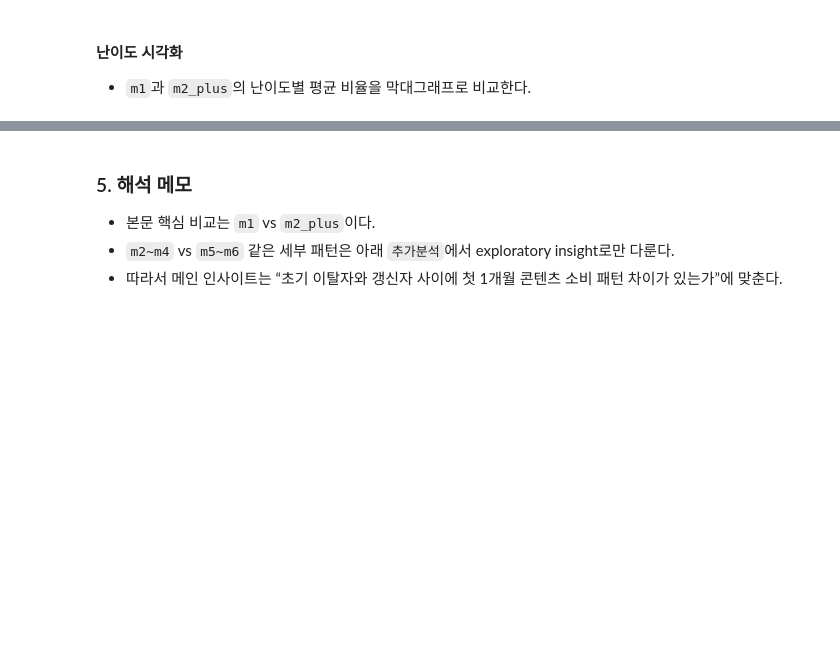
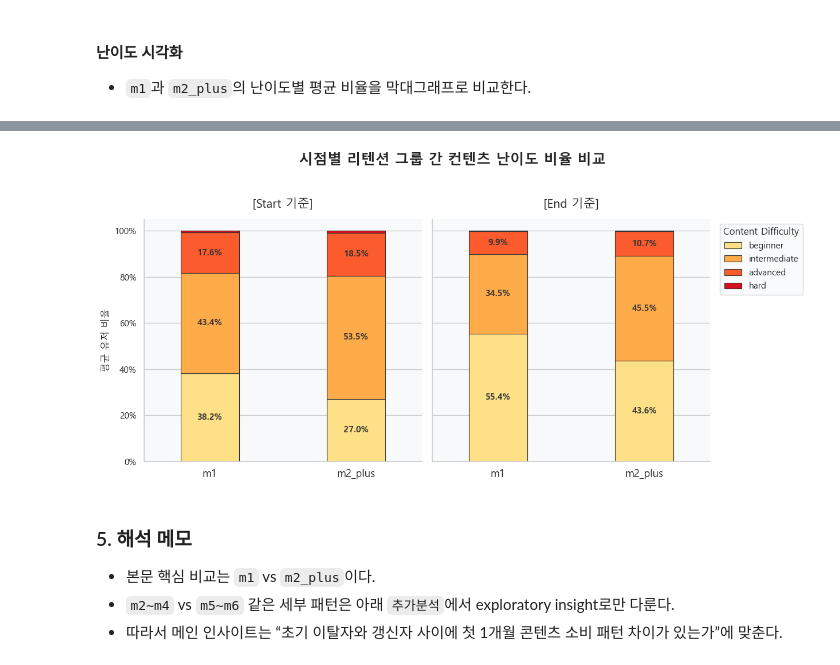
Before and after one commit to tecet1/midproject1, a Jupyter notebook: EDA/topic2_eda_modified.ipynb, the cells around one changed output, grey strips where cells are left out. Drawn from its saved outputs; the diff is of its cells as text; code cells hidden in the pictures; blank space fills up the shorter version.

```diff
--- a/EDA/topic2_eda_modified.ipynb
+++ b/EDA/topic2_eda_modified.ipynb
@@ -33,8 +33,8 @@ import missingno as msno
 # %% [markdown]
 앰플리튜드 로그, GA로그와 유사한 형태
 # %%
-#디렉토리 경로
-DATA_DIR = Path(r"C:\Users\user\Desktop\playground\codeit_DA_13th\projects\intermediate1\midproject1\DBsources\topic2")
+#디렉토리 경로, 데이터 폴더 topic2 경로 넣으시면 됩니다.
+DATA_DIR = Path(r"topic2")
 # %% [markdown]
 ### 공통 전처리
 # %%
@@ -4141,3 +4073,93 @@ plt.show()
+# %%
+import pandas as pd
+import matplotlib.pyplot as plt
+import seaborn as sns
+from matplotlib import font_manager
+from matplotlib.ticker import PercentFormatter
+
+# 1. 테마 및 배경 설정
+sns.set_theme(style="whitegrid", rc={"axes.facecolor": "#F8F9FA"})
+
+available_fonts = {font.name for font in font_manager.fontManager.ttflist}
+if "Malgun Gothic" in available_fonts:
+    plt.rc("font", family="Malgun Gothic")
+elif "AppleGothic" in available_fonts:
+    plt.rc("font", family="AppleGothic")
+elif "NanumGothic" in available_fonts:
+    plt.rc("font", family="NanumGothic")
+
+plt.rcParams["axes.unicode_minus"] = False
+
+# 변수 설정 (DIFFICULTY_ORDER는 기존 코드에 정의되어 있다고 가정)
+group_order = ["m1", "m2_plus"]
+period_order = ["Start", "End"]
+difficulty_order = DIFFICULTY_ORDER
+
+# 2. 데이터 통합: Start와 End를 하나의 DataFrame으로 합치고 'period' 컬럼 추가
+start_df = renewal_binary_start_difficulty_summary.to_pandas().copy()
+start_df["period"] = "Start"
+
+end_df = renewal_binary_end_difficulty_summary.to_pandas().copy()
+end_df["period"] = "End"
+
+combined_df = pd.concat([start_df, end_df])
+
+# 3. 난이도별 색상 팔레트 생성
+diff_palette = sns.color_palette("YlOrRd", n_colors=len(difficulty_order))
+
+# 4. 서브플롯 생성
+fig, axes = plt.subplots(1, 2, figsize=(14, 6), sharey=True, dpi=100)
+
+# [수정포인트 1] 제목 가운데 정렬을 위해 x=0.45 추가
+fig.suptitle("시점별 리텐션 그룹 간 컨텐츠 난이도 비율 비교",
+             fontsize=18, fontweight="bold", y=0.98, x=0.45)
+
+for i, (ax, period) in enumerate(zip(axes, period_order)):
+    # 해당 시점의 데이터만 필터링
+    df_period = combined_df[combined_df["period"] == period]
+
+    # index: 그룹(m1, m2_plus), columns: 난이도 로 피벗
+    pivot_df = df_period.pivot(index="retention_binary_grp", columns="content_difficulty_final", values="avg_user_ratio")
+
+    # 인덱스(m1->m2_plus)와 컬럼(난이도) 순서 정렬
+    pivot_df = pivot_df.reindex(group_order)
+    pivot_df = pivot_df.reindex(columns=difficulty_order)
+
+    # [수정포인트 2] plot 내부에서 legend=True로 명시하여 Warning 방지
+    pivot_df.plot(
+        kind="bar", stacked=True, ax=ax, color=diff_palette,
+        width=0.4, edgecolor="#333333", linewidth=0.8, legend=True
+    )
+
+    # 서브플롯 타이틀 및 축 설정
+    ax.set_title(f"[{period} 기준]", fontsize=15, pad=15)
+    ax.set_xlabel("")
+    ax.set_ylabel("평균 유저 비율" if i == 0 else "")
+    ax.tick_params(axis='x', rotation=0, labelsize=13)
+    ax.yaxis.set_major_formatter(PercentFormatter(xmax=1.0))
+    ax.grid(axis='x')
+
+    # 5. 스택 내부 텍스트(%) 삽입
+    for container in ax.containers:
+        labels = [f"{v.get_height()*100:.1f}%" if v.get_height() > 0.05 else "" for v in container]
+        ax.bar_label(container, labels=labels, label_type='center', color='#333333', fontweight='bold', fontsize=11)
+
+    sns.despine(ax=ax)
+
+    # [수정포인트 3] 범례 중복 방지 및 깔끔한 배치
+    if i == len(period_order) - 1:
+        # 마지막(오른쪽) 그래프에만 범례 추가
+        ax.legend(title="Content Difficulty", bbox_to_anchor=(1.02, 1), loc='upper left', title_fontsize=12)
+    else:
+        # 첫 번째(왼쪽) 그래프의 범례는 삭제
+        if ax.get_legend():
+            ax.get_legend().remove()
+
+# [수정포인트 4] 전체 레이아웃 조절 (범례 영역 최적화)
+plt.tight_layout(rect=[0, 0, 0.9, 0.95])
+plt.show()
+# %% [output]
+[figure, added]
 # %% [markdown]
 ### 5. 해석 메모
 - 본문 핵심 비교는 `m1` vs `m2_plus`이다.
```
Also changed, not shown: parts of 3 cells of this notebook.
